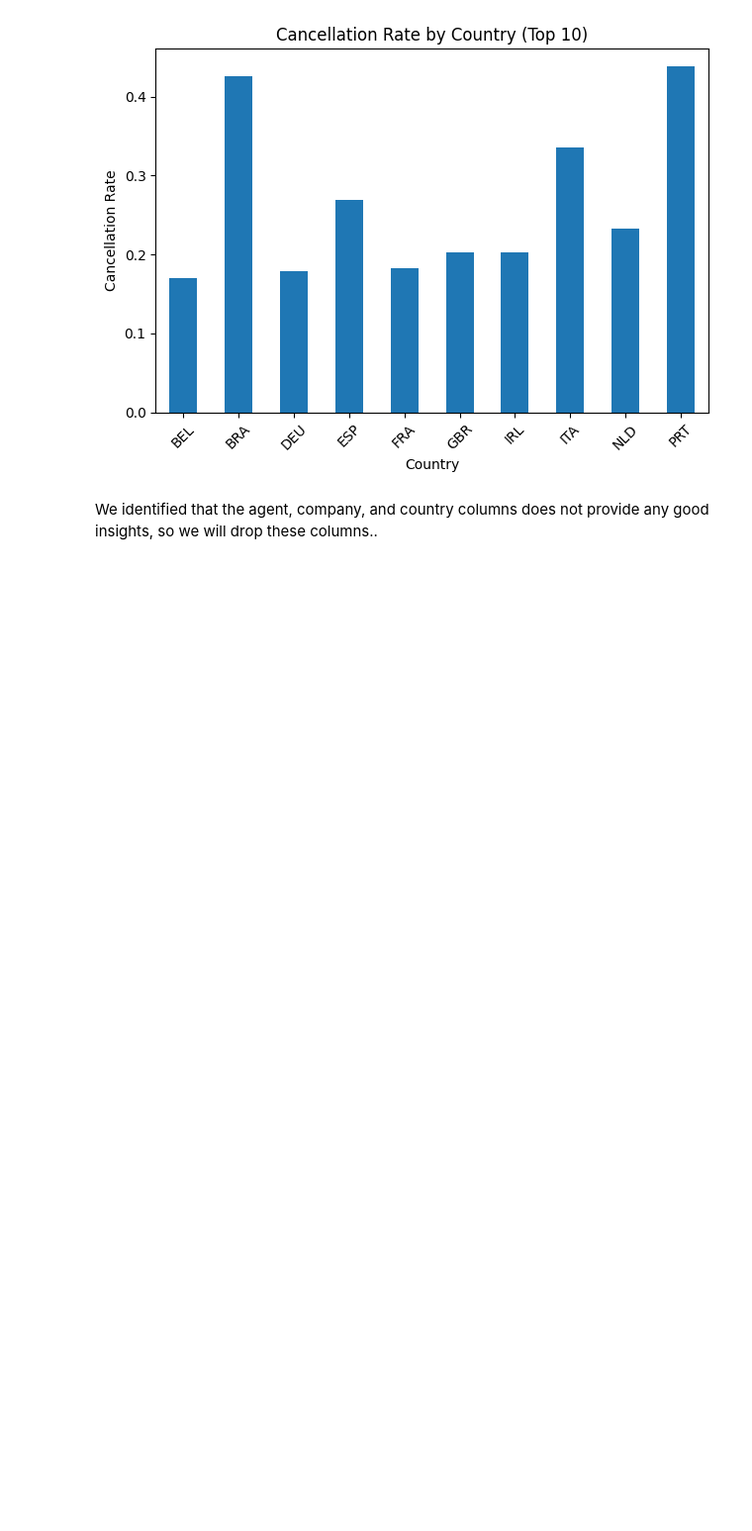
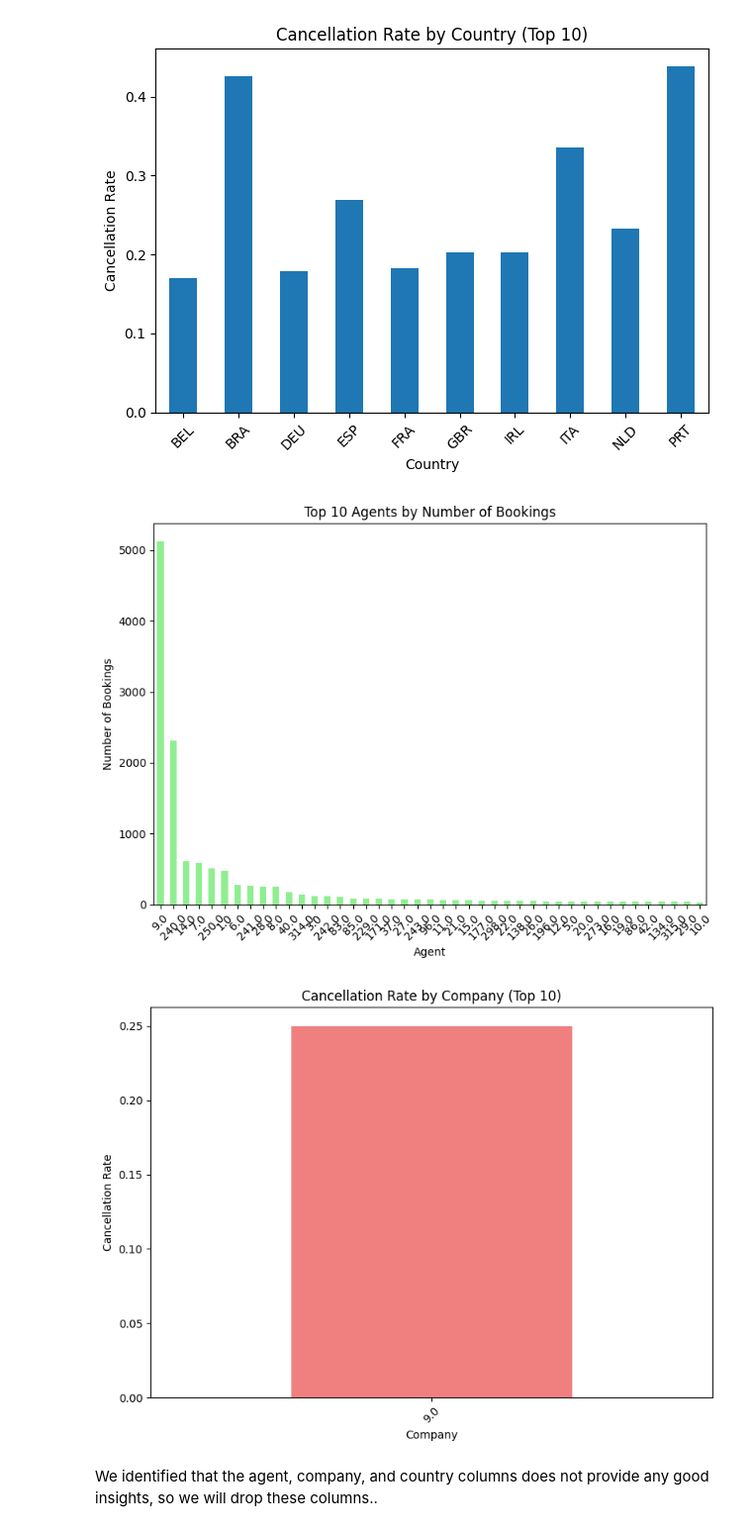
Before and after one commit to Shubhamk0703/Final-Project-23017935-, a Jupyter notebook: CODE_for_small_data(23017935).ipynb, the cells around one changed output. Shown at 99% size. Saved outputs shown, nothing was run; the diff lists cells and outputs as text; code cells hidden in the pictures; blank space fills up the shorter version.

```diff
--- a/CODE_for_small_data(23017935).ipynb
+++ b/CODE_for_small_data(23017935).ipynb
@@ -167,6 +167,30 @@ plt.show()
 # %% [output]
 [figure]
 [figure]
+# %%
+agent_counts = sk_hotel_sample['agent'].value_counts()[:10]
+plt.figure(figsize=(8, 6))
+agent_counts.plot(kind='bar', color='lightgreen')
+plt.title('Top 10 Agents by Number of Bookings')
+plt.xlabel('Agent')
+plt.ylabel('Number of Bookings')
+plt.xticks(rotation=45)
+plt.tight_layout()
+plt.show()
+
+# Calculate cancellation rate by company
+company_cancellation_rate = sk_hotel_sample.groupby('company')['is_canceled'].mean()[:10]
+plt.figure(figsize=(8, 6))
+company_cancellation_rate.plot(kind='bar', color='lightcoral')
+plt.title('Cancellation Rate by Company (Top 10)')
+plt.xlabel('Company')
+plt.ylabel('Cancellation Rate')
+plt.xticks(rotation=45)
+plt.tight_layout()
+plt.show()
+# %% [output]
+[figure, added]
+[figure, added]
 # %% [markdown]
 We identified that the agent, company, and country columns does not provide any good insights, so we will drop these columns..
 # %%
```
Also changed, not shown: parts of 13 cells of this notebook.
